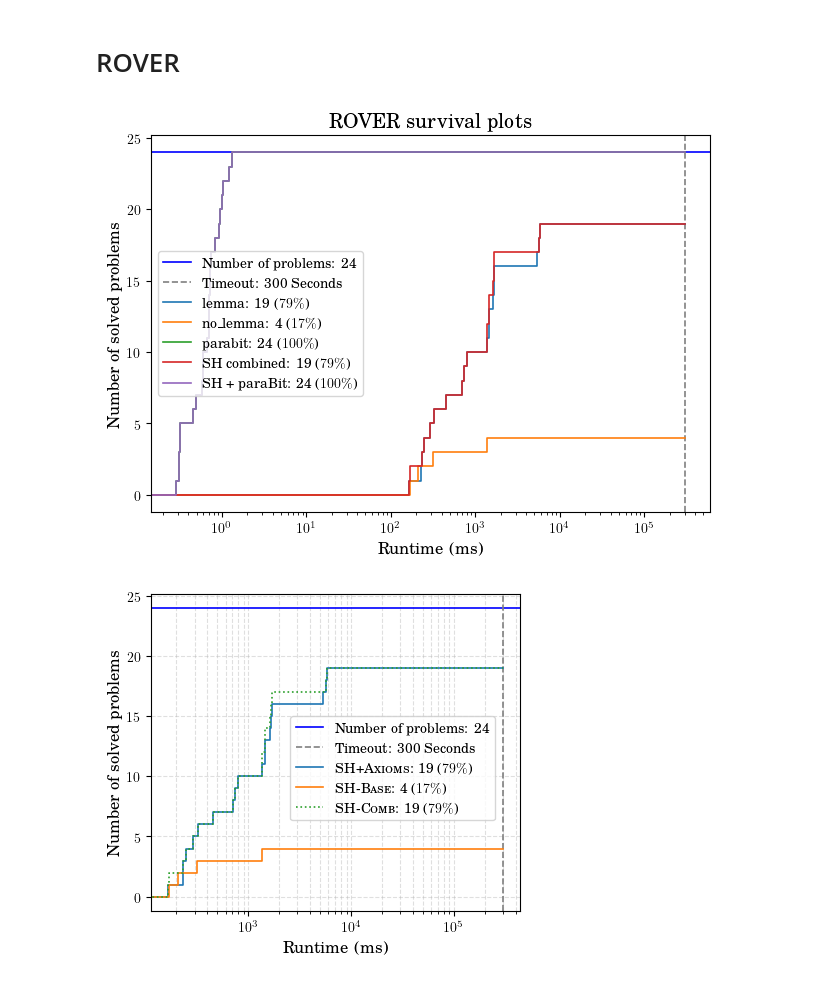
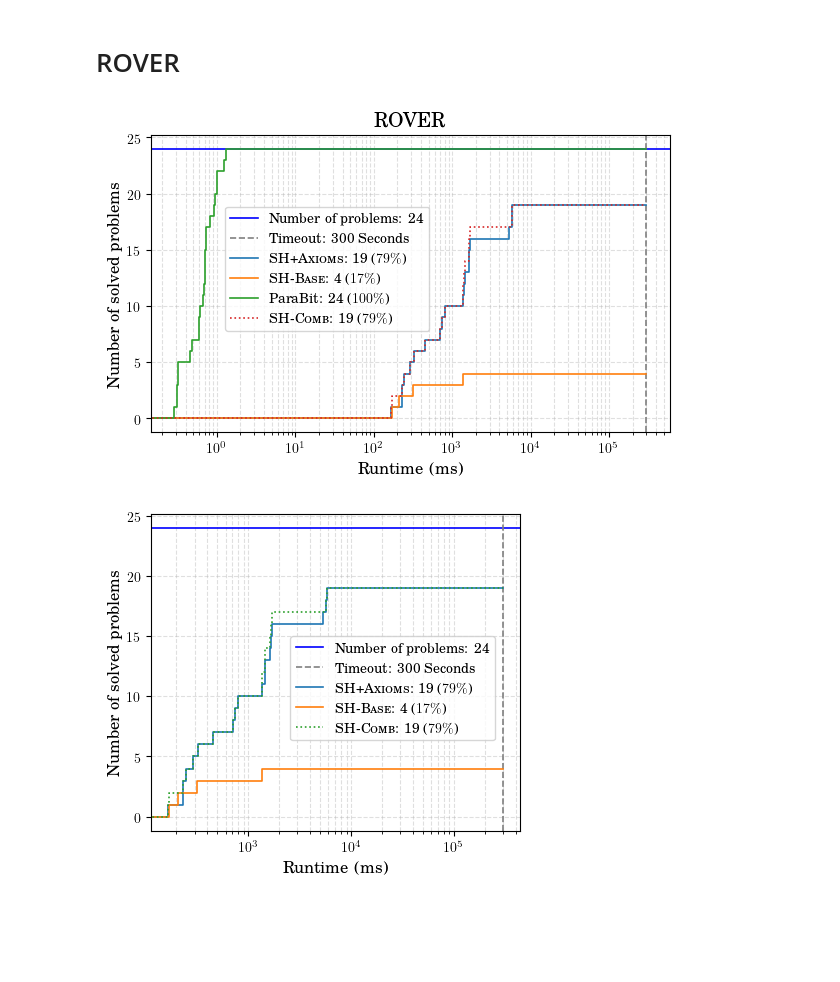
Before and after one commit to luigirinaldi/fyp, a Jupyter notebook: gen_graphs/scripts/graphing/eval_graphs.ipynb, the cells around one changed output. Cells and saved outputs as stored; diff of their text form; code cells hidden in the pictures; blank space fills up the shorter version.

```diff
--- a/gen_graphs/scripts/graphing/eval_graphs.ipynb
+++ b/gen_graphs/scripts/graphing/eval_graphs.ipynb
@@ -173,22 +189,27 @@ plt.show()
 # %%
 fig_dest = '../../out/eval/img/'
 os.makedirs(fig_dest, exist_ok=True)
 
 data = sledge['rover'].copy()
-data['parabit'] = egraph['rover']['runtime']
+data['ParaBit'] = egraph['rover']['runtime'].copy()
 
-data['SH combined'] = data[['lemma', 'no_lemma']].apply(combine_results, axis=1)
-data['SH + paraBit'] = data[['SH combined', 'parabit']].apply(combine_results, axis=1)
+data['\\textsc{SH-Comb}'] = data[['lemma', 'no_lemma']].apply(combine_results, axis=1)
+# data['SH + paraBit'] = data[['SH combined', 'parabit']].apply(combine_results, axis=1)
 
-fig, ax = plt.subplots()
-ax.set_title('ROVER survival plots')
-plot_cactus(ax, data, 5*60*1000)
-ax.legend(loc='center left')
+fig, ax = plt.subplots(figsize=(6,4))
+ax.set_title('ROVER')
+plot_cactus(ax, data.rename(columns={'lemma':'\\textsc{SH+Axioms}', 'no_lemma':'\\textsc{SH-Base}', 'SH combined':'\\textsc{SH-Comb}'}), 5*60*1000, {'\\textsc{SH-Comb}':{'linestyle':'dotted'}})
+
+# plot_cactus(ax, data, 5*60*1000)
+ax.grid(which='both', alpha=0.4, linestyle='dashed')
+
+ax.legend(loc='center right',bbox_to_anchor=(0.55, 0.55))
+
 plt.tight_layout()
 plt.savefig(f"{fig_dest}rover_survival.pdf")
 plt.show()
 # %% [output]
-[figure, old version]
+[figure, new version]
 # %%
 fig_dest = '../../out/eval/img/'
 os.makedirs(fig_dest, exist_ok=True)
```
Also changed, not shown: parts of 7 cells of this notebook, 12 other files.
